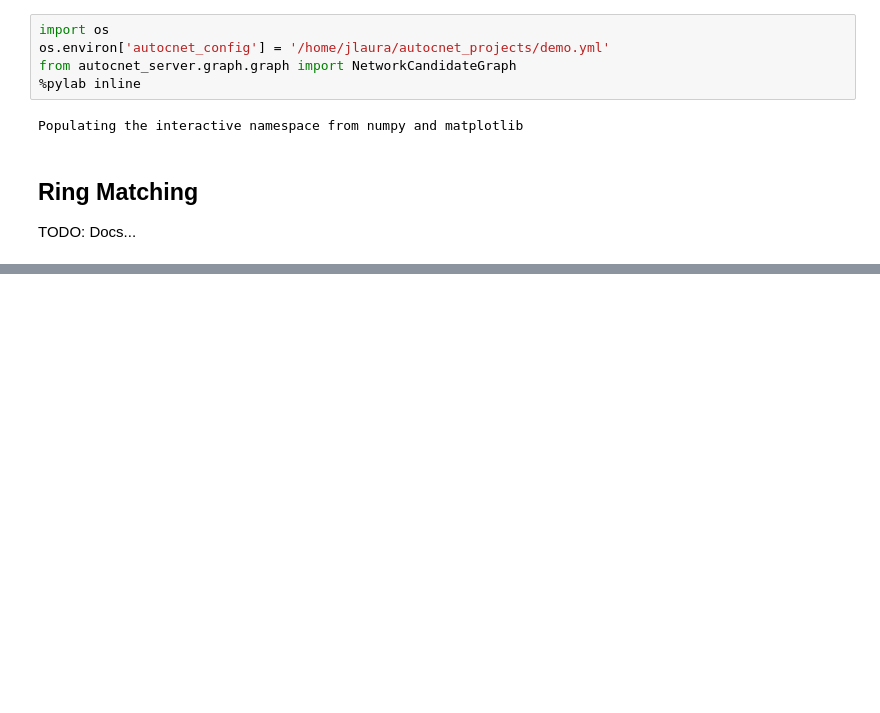
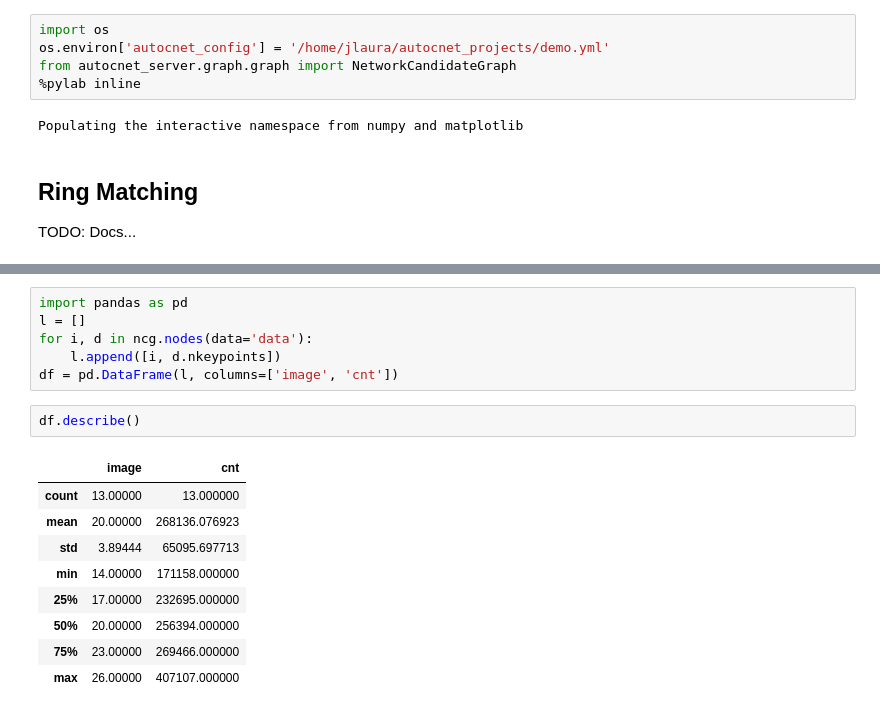
Before and after one commit to jlaura/autocnet_server, a Jupyter notebook: notebooks/04. Ring Matching.ipynb, the cells around one changed output, grey strips where cells are left out. Saved outputs shown, nothing was run; the diff lists cells and outputs as text; blank space fills up the shorter version.

```diff
--- a/notebooks/04. Ring Matching.ipynb
+++ b/notebooks/04. Ring Matching.ipynb
@@ -20,0 +63,18 @@ ncg.ring_match(walltime='00:01:00')
+# %%
+import pandas as pd
+l = []
+for i, d in ncg.nodes(data='data'):
+    l.append([i, d.nkeypoints])
+df = pd.DataFrame(l, columns=['image', 'cnt'])
+# %%
+df.describe()
+# %% [output]
+|  | image | cnt |
+| count | 13.00000 | 13.000000 |
+| mean | 20.00000 | 268136.076923 |
+| std | 3.89444 | 65095.697713 |
+| min | 14.00000 | 171158.000000 |
+| 25% | 17.00000 | 232695.000000 |
+| 50% | 20.00000 | 256394.000000 |
+| 75% | 23.00000 | 269466.000000 |
+| max | 26.00000 | 407107.000000 |
```
Also changed, not shown: parts of 9 cells of this notebook, 8 other files.
